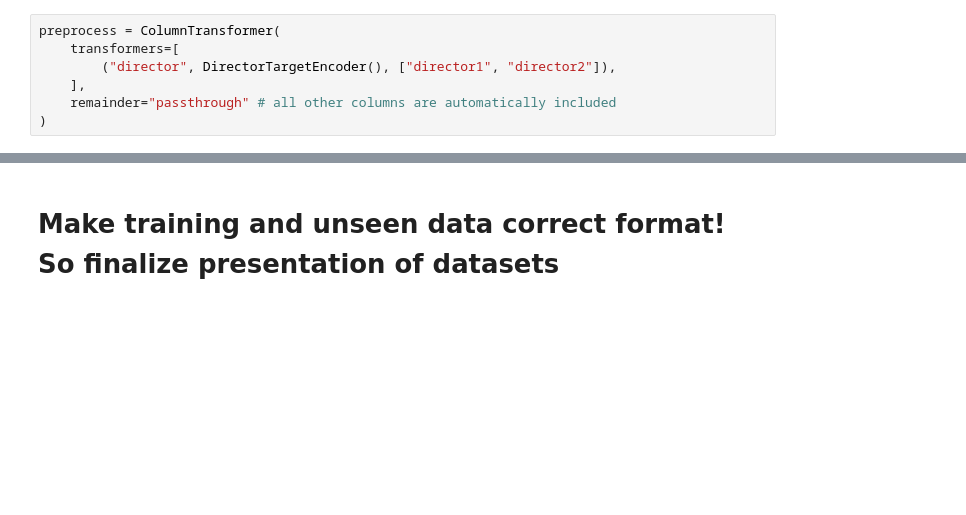
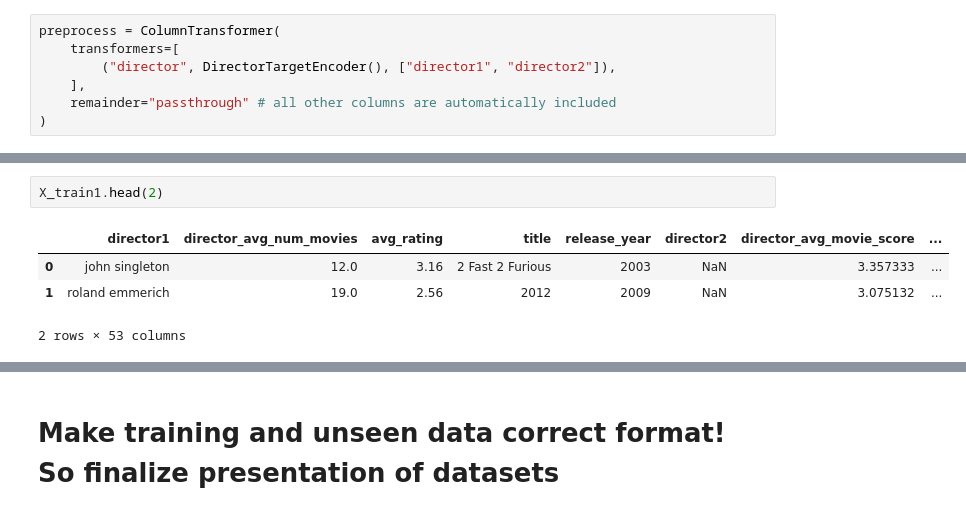
Before and after one commit to Bronzemarkian/ML_movie_project, a Jupyter notebook: ml_model.ipynb, the cells around one changed output, grey strips where cells are left out. Cells and saved outputs as stored; diff of their text form; blank space fills up the shorter version.

```diff
--- a/ml_model.ipynb
+++ b/ml_model.ipynb
@@ -139,0 +187,7 @@ preprocess = ColumnTransformer(
+# %%
+X_train1.head(2)
+# %% [output]
+|  | director1 | director_avg_num_movies | avg_rating | title | release_year | director2 | director_avg_movie_score | ... |
+| 0 | john singleton | 12.0 | 3.16 | 2 Fast 2 Furious | 2003 | NaN | 3.357333 | ... |
+| 1 | roland emmerich | 19.0 | 2.56 | 2012 | 2009 | NaN | 3.075132 | ... |
+2 rows × 53 columns
```
Also changed, not shown: parts of 11 cells of this notebook, 3 other files.
